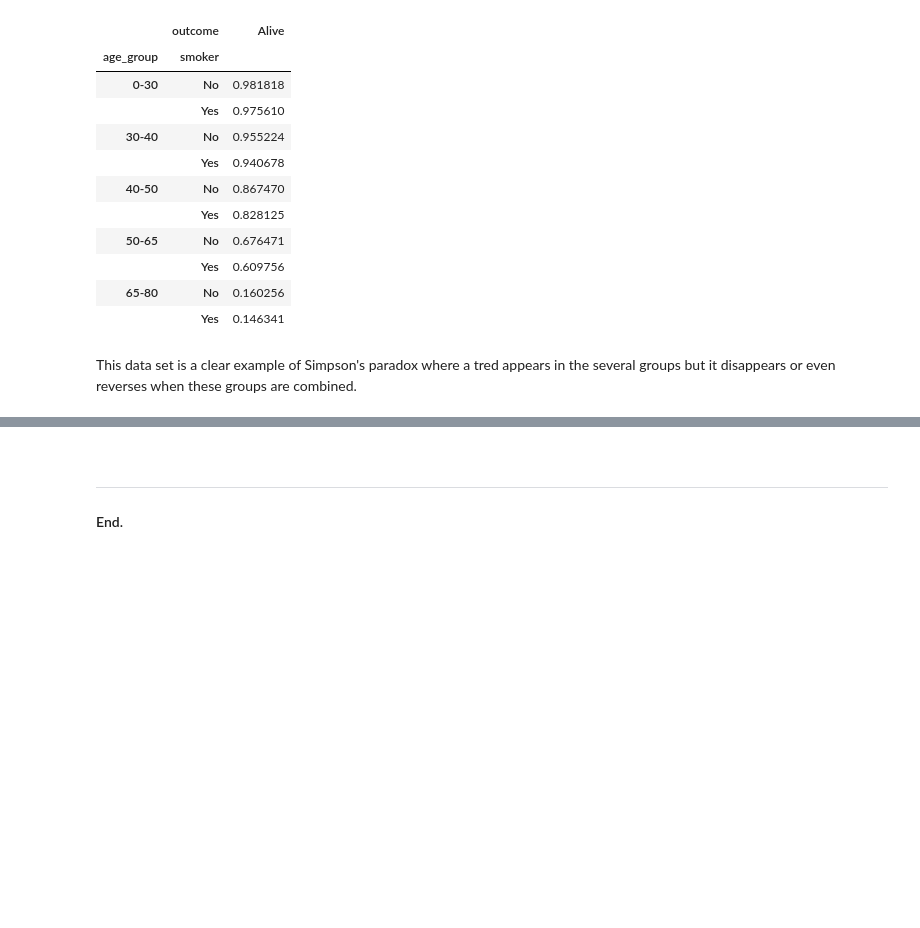
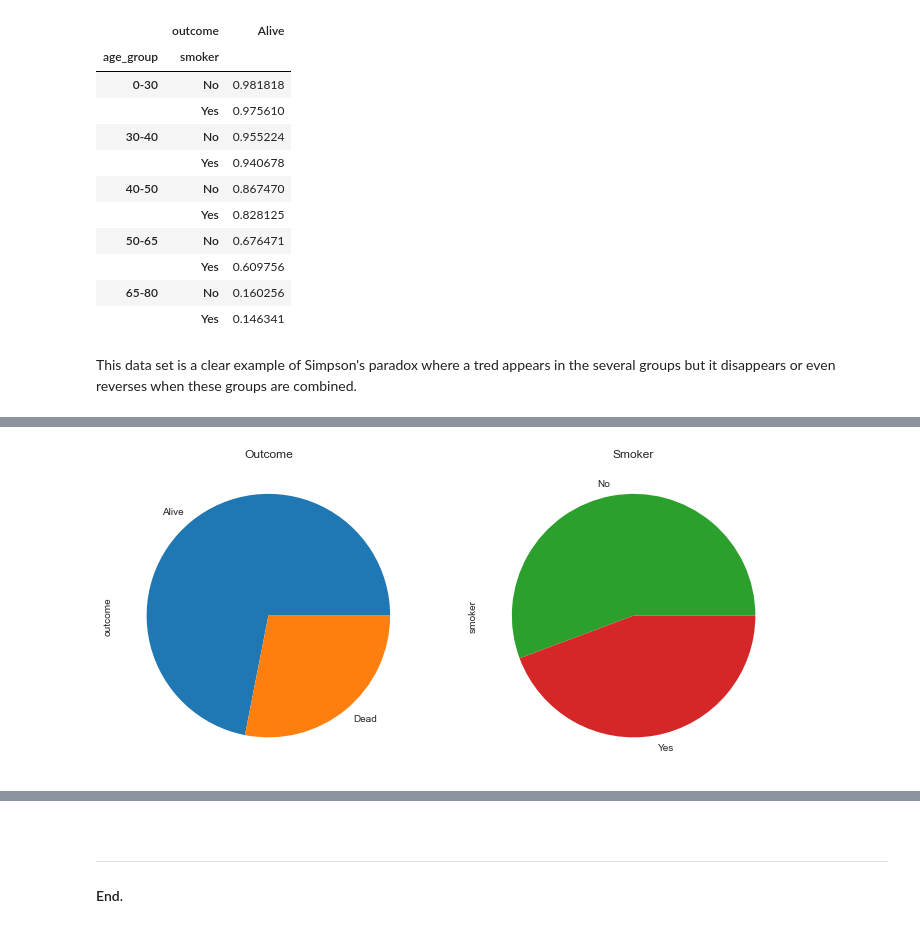
Before and after one commit to olgarozhdestvina/Data-Science-and-Machine-Learning, a Jupyter notebook: Data visualization/Whickham.ipynb, the cells around one changed output, grey strips where cells are left out. Saved outputs shown, nothing was run; the diff lists cells and outputs as text; code cells hidden in the pictures; blank space fills up the shorter version.

```diff
--- a/Data visualization/Whickham.ipynb
+++ b/Data visualization/Whickham.ipynb
@@ -127,0 +143,10 @@ This data set is a clear example of Simpson's paradox where a tred appears in th
+# %%
+# The same with pie charts
+fig, [ax1, ax2] = plt.subplots(1,2)
+smoking.outcome.value_counts().plot.pie(ax=ax1, colors=['C0', 'C1'])
+smoking.smoker.value_counts().plot.pie(ax=ax2, colors=['C2', 'C3'])
+
+ax1.set_title('Outcome')
+ax2.set_title('Smoker');
+# %% [output]
+[figure, added]
```
Also changed, not shown: parts of 7 cells of this notebook.
